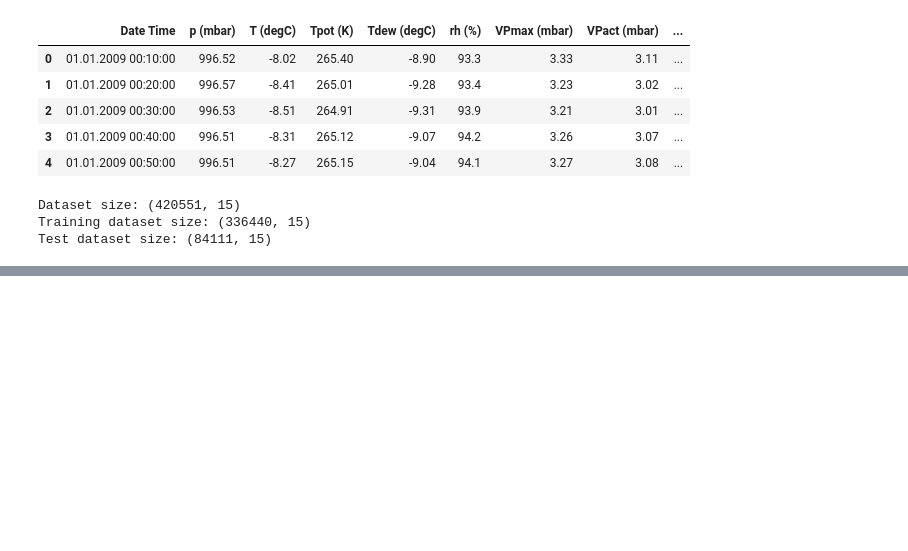
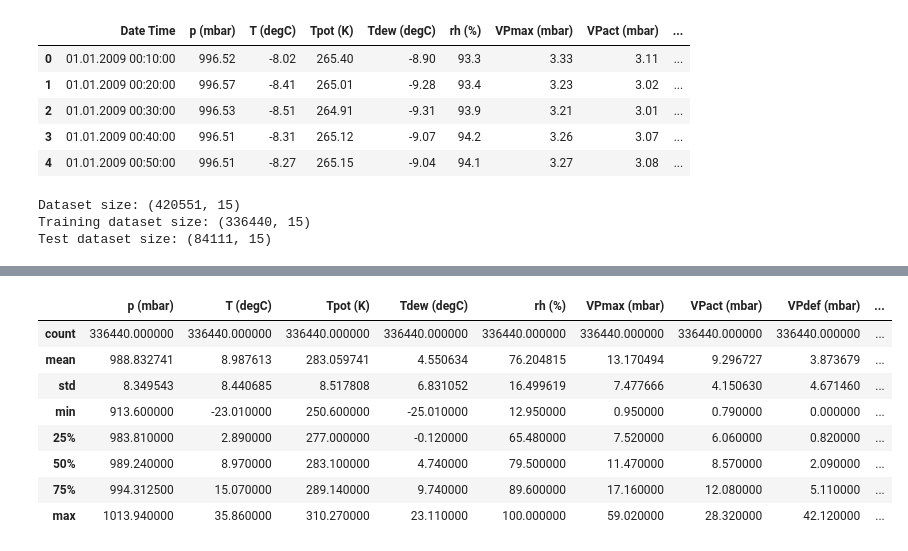
Before and after one commit to NavjotJabbal/gisma, a Jupyter notebook: exercises/machine-learning/neural-networks/recurrent_neural_networks.ipynb, the cells around one changed output, grey strips where cells are left out. Drawn from its saved outputs; the diff is of its cells as text; code cells hidden in the pictures; blank space fills up the shorter version.

```diff
--- a/exercises/machine-learning/neural-networks/recurrent_neural_networks.ipynb
+++ b/exercises/machine-learning/neural-networks/recurrent_neural_networks.ipynb
@@ -51,0 +72,12 @@ Test dataset size: (84111, 15)
+# %%
+df_train.describe()
+# %% [output]
+|  | p (mbar) | T (degC) | Tpot (K) | Tdew (degC) | rh (%) | VPmax (mbar) | VPact (mbar) | VPdef (mbar) | ... |
+| count | 336440.000000 | 336440.000000 | 336440.000000 | 336440.000000 | 336440.000000 | 336440.000000 | 336440.000000 | 336440.000000 | ... |
+| mean | 988.832741 | 8.987613 | 283.059741 | 4.550634 | 76.204815 | 13.170494 | 9.296727 | 3.873679 | ... |
+| std | 8.349543 | 8.440685 | 8.517808 | 6.831052 | 16.499619 | 7.477666 | 4.150630 | 4.671460 | ... |
+| min | 913.600000 | -23.010000 | 250.600000 | -25.010000 | 12.950000 | 0.950000 | 0.790000 | 0.000000 | ... |
+| 25% | 983.810000 | 2.890000 | 277.000000 | -0.120000 | 65.480000 | 7.520000 | 6.060000 | 0.820000 | ... |
+| 50% | 989.240000 | 8.970000 | 283.100000 | 4.740000 | 79.500000 | 11.470000 | 8.570000 | 2.090000 | ... |
+| 75% | 994.312500 | 15.070000 | 289.140000 | 9.740000 | 89.600000 | 17.160000 | 12.080000 | 5.110000 | ... |
+| max | 1013.940000 | 35.860000 | 310.270000 | 23.110000 | 100.000000 | 59.020000 | 28.320000 | 42.120000 | ... |
```
Also changed, not shown: parts of 3 cells of this notebook.
